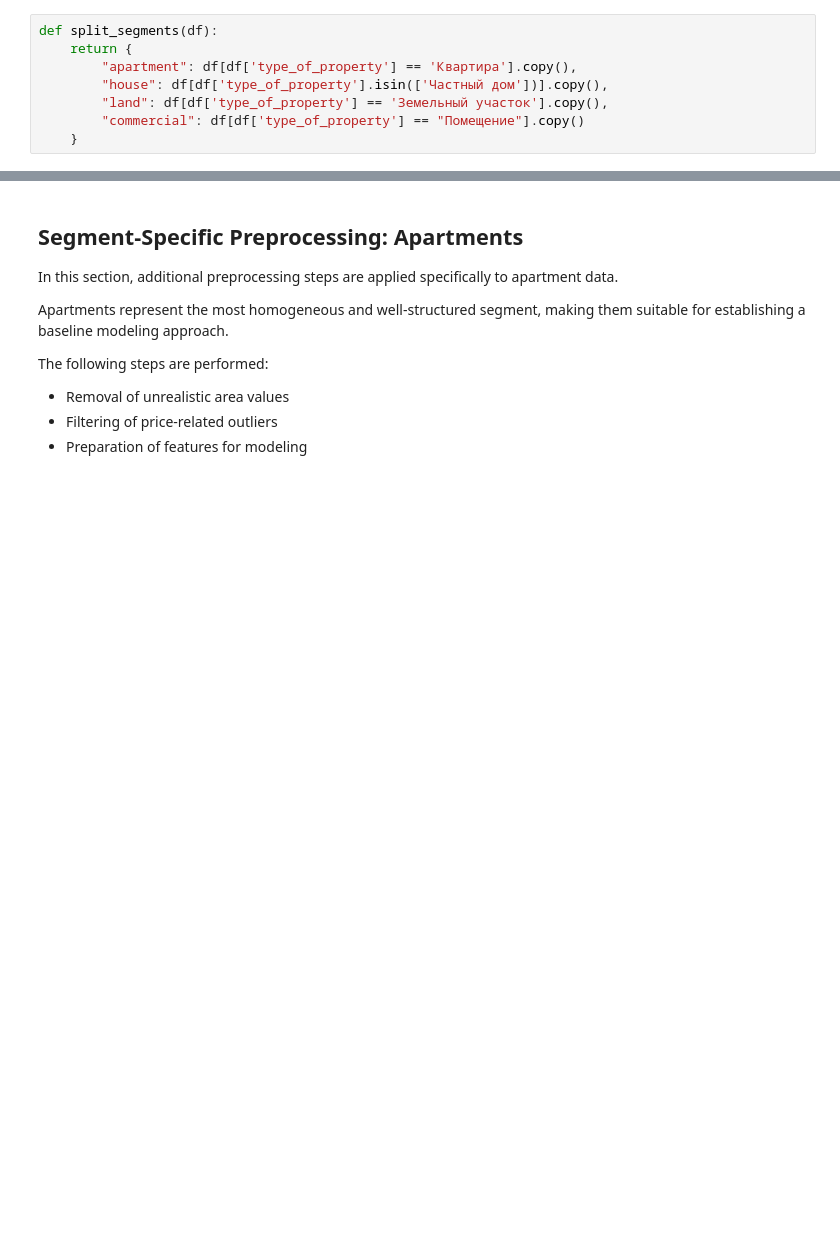
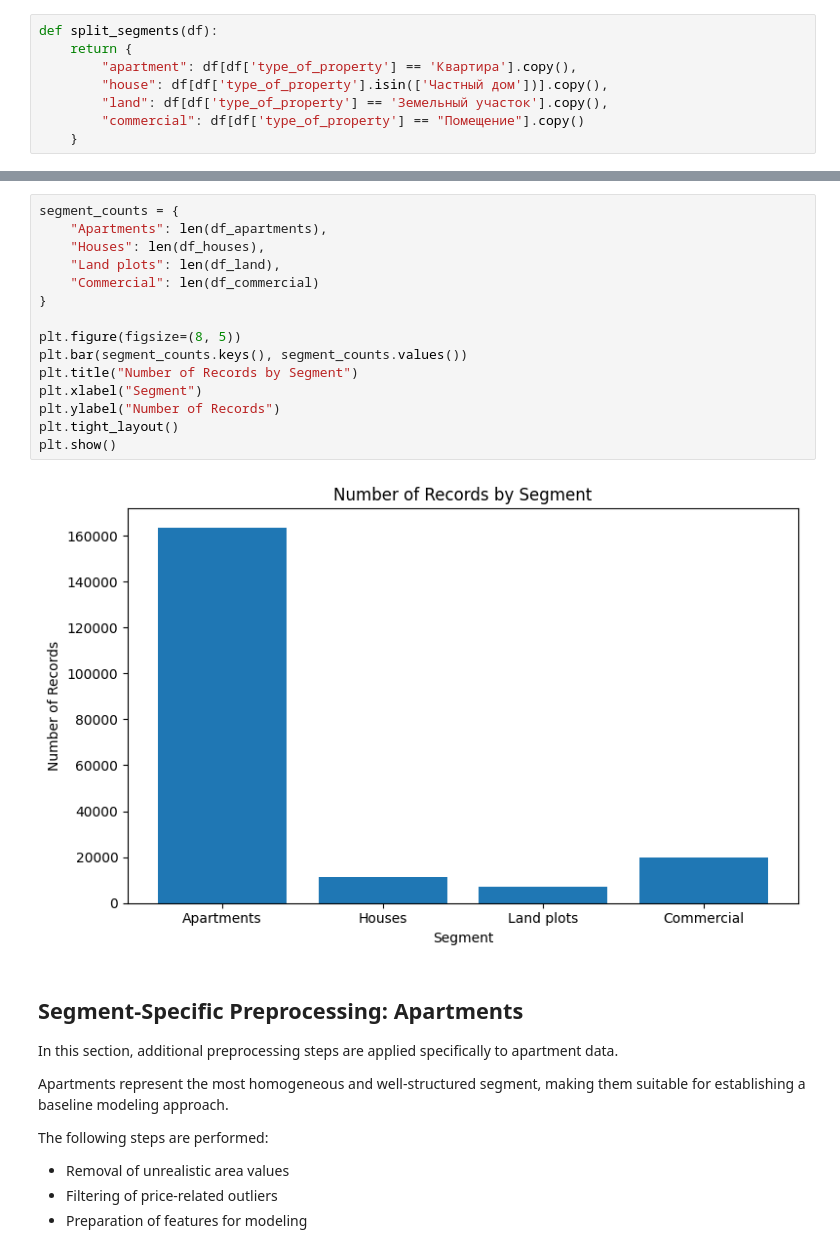
Before and after one commit to timsun8/ML-project, a Jupyter notebook: project.ipynb, the cells around one changed output, grey strips where cells are left out. Cells and saved outputs as stored; diff of their text form; blank space fills up the shorter version.

```diff
--- a/project.ipynb
+++ b/project.ipynb
@@ -429,3 +429,20 @@ Commercial: (19919, 10)
+# %%
+segment_counts = {
+    "Apartments": len(df_apartments),
+    "Houses": len(df_houses),
+    "Land plots": len(df_land),
+    "Commercial": len(df_commercial)
+}
+
+plt.figure(figsize=(8, 5))
+plt.bar(segment_counts.keys(), segment_counts.values())
+plt.title("Number of Records by Segment")
+plt.xlabel("Segment")
+plt.ylabel("Number of Records")
+plt.tight_layout()
+plt.show()
+# %% [output]
+[figure, added]
 # %% [markdown]
 ## Segment-Specific Preprocessing: **Apartments**
 
```
Also changed, not shown: parts of 65 cells of this notebook.
